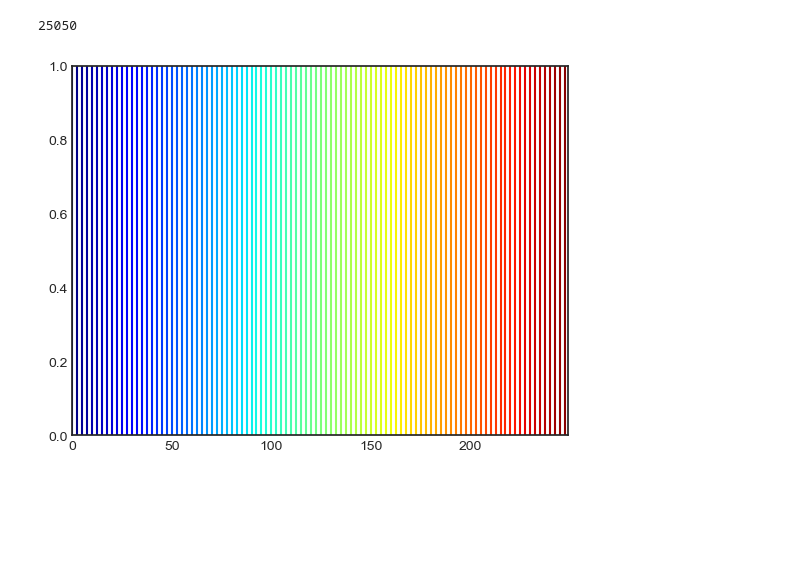
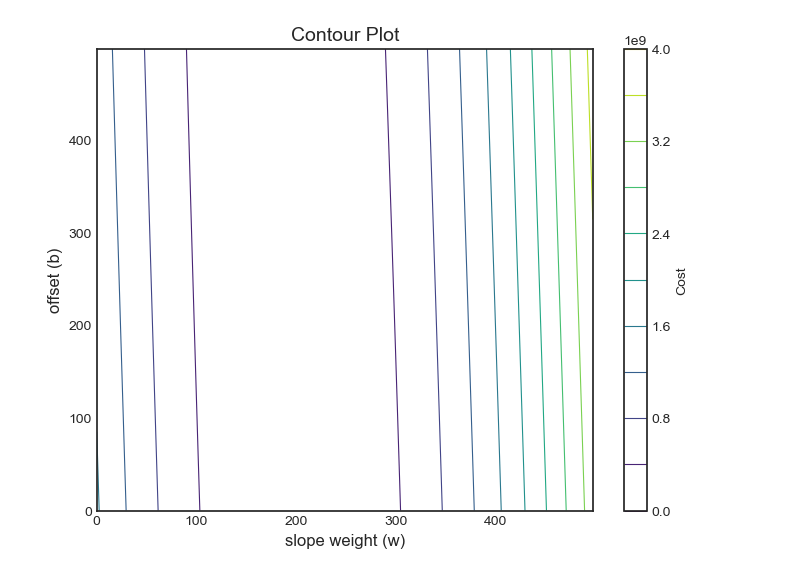
Before and after one commit to shashankgsharma/machinelearning, a Jupyter notebook: coursera/supervised_learning/lr_cost_fn.ipynb, the cells around one changed output. Saved outputs shown, nothing was run; the diff lists cells and outputs as text; code cells hidden in the pictures; blank space fills up the shorter version.

```diff
--- a/coursera/supervised_learning/lr_cost_fn.ipynb
+++ b/coursera/supervised_learning/lr_cost_fn.ipynb
@@ -2,14 +22,9 @@
 import numpy as np
 import pandas as pd
 import matplotlib.pyplot as plt
-%matplotlib widget
-%matplotlib inline
-plt.style.use('seaborn-white')
-# from lab_utils_uni import plt_intution, plt_stationary, plt_update_onclick, soup_bowl
-# plt.style.use('./deeplearning.mplstyle')
 # %%
-x_train = np.array([1, 2])
-y_train = np.array([300, 500])
+x_train = np.array([1, 2, 4, 6, 7, 10, 16, 25, 39, 45, 50])
+y_train = np.array([300, 500, 800, 1200, 1400, 1900, 3100, 5300, 8000, 9500, 9900])
 df = pd.DataFrame()
 df['Size (1000 sqft)'] = x_train
 df['Price ($1000)'] = y_train
@@ -32,24 +56,20 @@ def compute_cost(x, y, w, b):
 
     return cost
 # %%
-cost_list = []
 w_list = np.arange(0, 500, 2)
 b_list = np.arange(0, 500, 2)
 
 X, Y = np.meshgrid(w_list, b_list)
-
-for i in range(len(w_list)):
-    w = w_list[i]
-    for j in range(len(b_list)):
-        b = b_list[j]
-        cost_list.append(compute_cost(x_train, y_train, w, b))
-
-print(cost_list.index(0))
+Z = compute_cost(x_train, y_train, X, Y)
-# %% [output]
-25050
 # %%
-# plt.plot(x_train, y_train, c = 'k')
-plt.contour([w_list, b_list], cost_list, cmap = 'jet', levels = 100)
+plt.figure(figsize=(8, 6))
+contour = plt.contour(X, Y, Z, levels=10, cmap='viridis', linewidths=0.8)
+plt.colorbar(contour, label='Cost')
+plt.xlabel('slope weight (w)', fontsize=12)
+plt.ylabel('offset (b)', fontsize=12)
+plt.title('Contour Plot', fontsize=14)
+
+# Show the plot
 plt.show()
 # %% [output]
-[figure, old version]
+[figure, new version]
```
Also changed, not shown: parts of 2 cells of this notebook, 14 other files.
